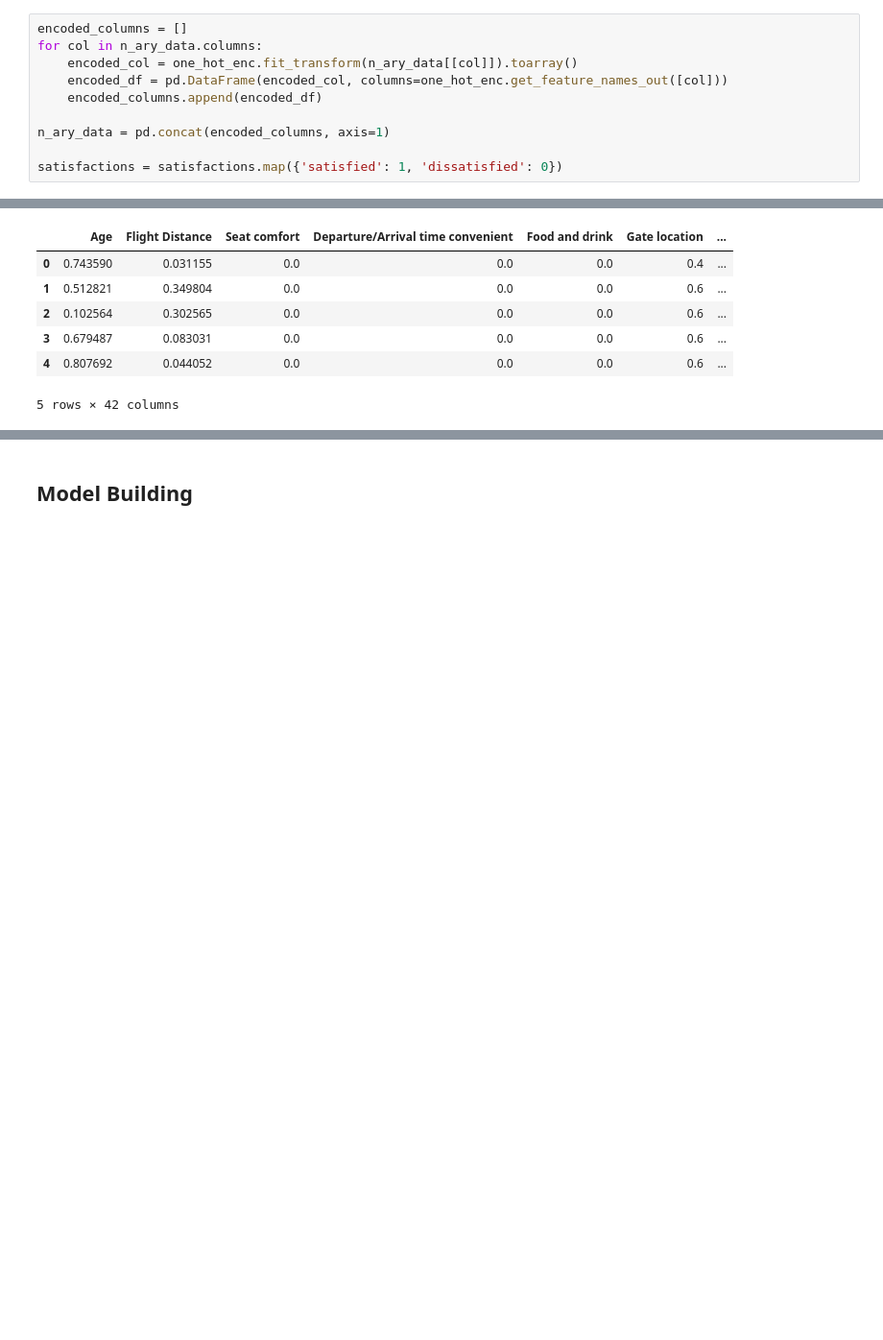
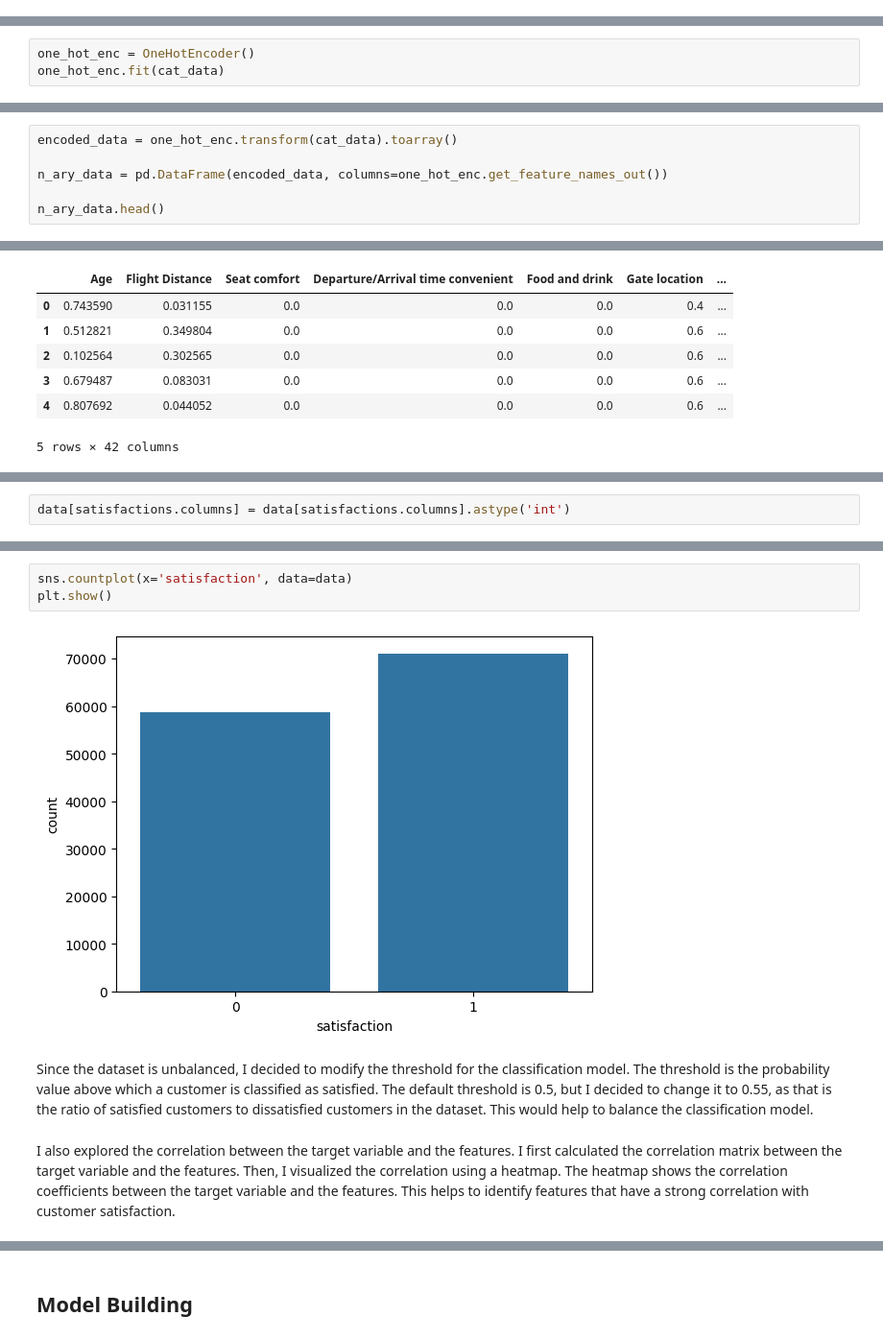
Before and after one commit to e-c-centric/MachineLearning, a Jupyter notebook: Elikem Gale-Zoyiku_Midsemester_Project/Elikem Gale-Zoyiku_Midsemester_Project.ipynb, the cells around one changed output, grey strips where cells are left out. Shown at 96% size. Saved outputs shown, nothing was run; the diff lists cells and outputs as text; blank space fills up the shorter version.

```diff
--- a/Elikem Gale-Zoyiku_Midsemester_Project/Elikem Gale-Zoyiku_Midsemester_Project.ipynb
+++ b/Elikem Gale-Zoyiku_Midsemester_Project/Elikem Gale-Zoyiku_Midsemester_Project.ipynb
@@ -339,10 +387,0 @@ one_hot_enc = OneHotEncoder()
-# %%
-encoded_columns = []
-for col in n_ary_data.columns:
-    encoded_col = one_hot_enc.fit_transform(n_ary_data[[col]]).toarray()
-    encoded_df = pd.DataFrame(encoded_col, columns=one_hot_enc.get_feature_names_out([col]))
-    encoded_columns.append(encoded_df)
-
-n_ary_data = pd.concat(encoded_columns, axis=1)
-
-satisfactions = satisfactions.map({'satisfied': 1, 'dissatisfied': 0})
@@ -348,0 +410,3 @@ satisfactions = satisfactions.map({'satisfied': 1, 'dissatisfied': 0})
+# %%
+one_hot_enc = OneHotEncoder()
+one_hot_enc.fit(cat_data)
@@ -348,0 +415,6 @@ satisfactions = satisfactions.map({'satisfied': 1, 'dissatisfied': 0})
+# %%
+encoded_data = one_hot_enc.transform(cat_data).toarray()
+
+n_ary_data = pd.DataFrame(encoded_data, columns=one_hot_enc.get_feature_names_out())
+
+n_ary_data.head()
@@ -502,0 +590,2 @@ data.head()
+# %%
+data[satisfactions.columns] = data[satisfactions.columns].astype('int')
@@ -502,0 +601,9 @@ data.head()
+# %%
+sns.countplot(x='satisfaction', data=data)
+plt.show()
+# %% [output]
+[figure, added]
+# %% [markdown]
+Since the dataset is unbalanced, I decided to modify the threshold for the classification model. The threshold is the probability value above which a customer is classified as satisfied. The default threshold is 0.5, but I decided to change it to 0.55, as that is the ratio of satisfied customers to dissatisfied customers in the dataset. This would help to balance the classification model.
+# %% [markdown]
+I also explored the correlation between the target variable and the features. I first calculated the correlation matrix between the target variable and the features. Then, I visualized the correlation using a heatmap. The heatmap shows the correlation coefficients between the target variable and the features. This helps to identify features that have a strong correlation with customer satisfaction.
```
Also changed, not shown: parts of 43 cells of this notebook, 32 other files.
